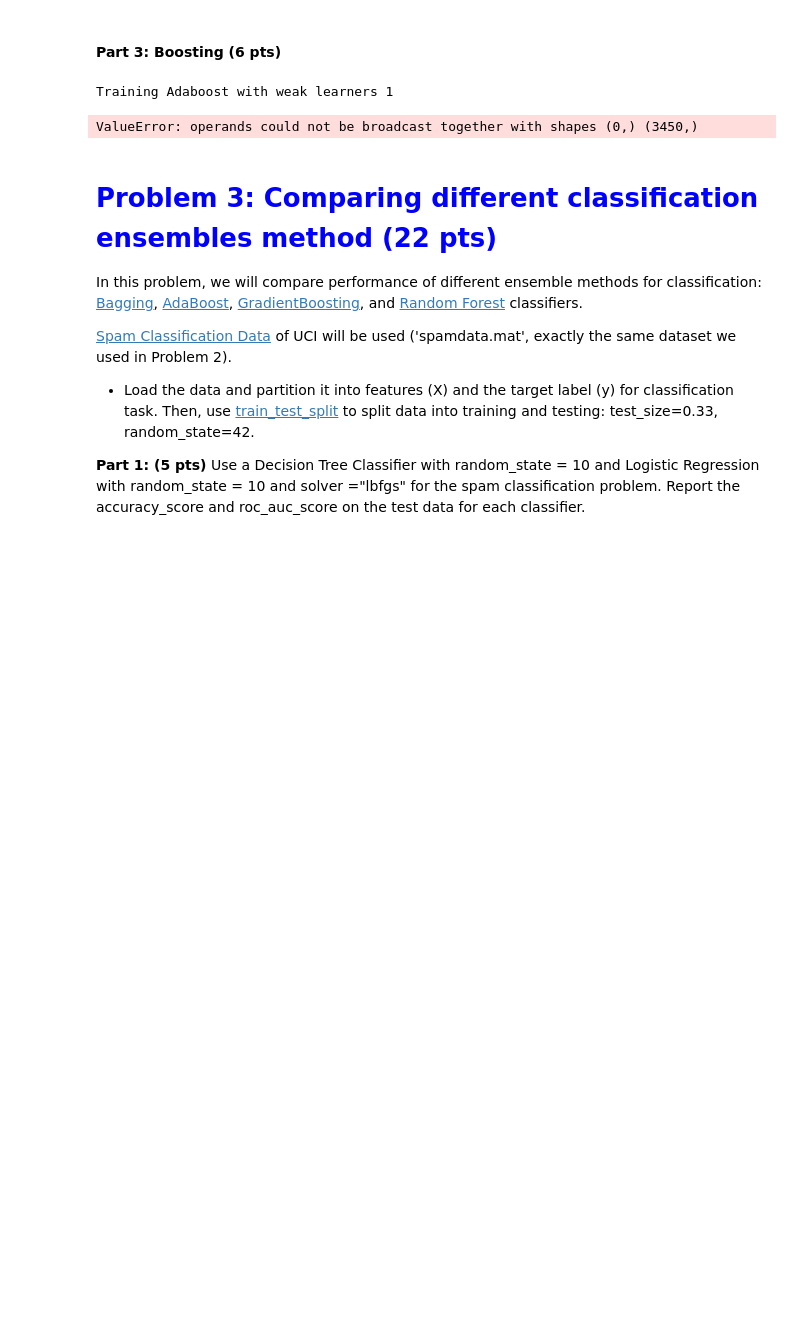
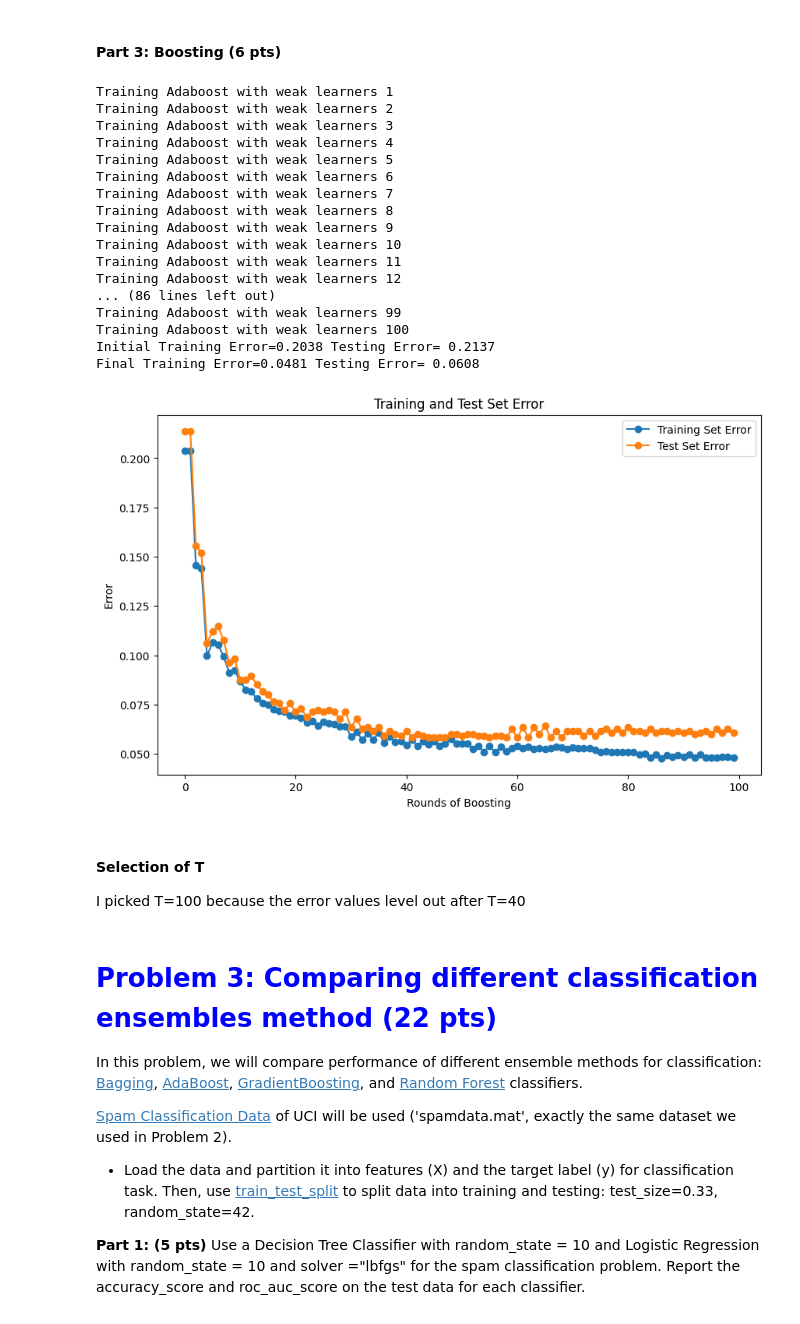
Before and after one commit to jag2k2/ut-stat-ml, a Jupyter notebook: HW3/Homework3Programming.ipynb, the cells around one changed output. Saved outputs shown, nothing was run; the diff lists cells and outputs as text; code cells hidden in the pictures; blank space fills up the shorter version.

Commit message:
adding number 2

```diff
--- a/HW3/Homework3Programming.ipynb
+++ b/HW3/Homework3Programming.ipynb
@@ -389,17 +330,17 @@ class Adaboost:
         return error
 # %% [markdown]
 #### Part 3: Boosting (6 pts)
-# %%
-import random
-import matplotlib.pyplot as plt
-import scipy.io
-
-
-def plot_results(train_error, test_error):
-    """
-    Plot error on the training and test set as a function
-    of the number of rounds of boosting.
-    """
+# %%
+def plot_results(train_error, test_error):
+    x = np.arange(len(train_error))
+    plt.figure(figsize=(10,6))
+    plt.plot(x, train_error, label='Training Set Error', marker='o')
+    plt.plot(x, test_error, label='Test Set Error', marker='o')
+    plt.legend()
+    plt.xlabel('Rounds of Boosting')
+    plt.ylabel('Error')
+    plt.title('Training and Test Set Error')
+    plt.show()
 # %%
 from sklearn.model_selection import train_test_split
 #Read in the dataset
@@ -408,35 +349,54 @@ data = scipy.io.loadmat(dataFile)['spamdata']
 X = data[:,0:57]
 y = data[:,57]
 X_train, X_test, y_train, y_test = train_test_split(X, y, test_size = 0.25, random_state=50)
 
 # normalize data
 X_train = np.log(X_train + 0.1 * np.ones((len(X_train), len(X_train[0]))))
 X_test = np.log(X_test + 0.1 * np.ones((len(X_test), len(X_test[0]))))
 y_train = 2 * y_train - 1
 y_test = 2 * y_test - 1
 
 #Maximum number of weak learners to be used in Adaboost
-max_num_weak_learners = 1000
+max_num_weak_learners = 100
 
 #Train and test error
 train_error = []
 test_error = []
 
 #Training Adaboost with weak learners
 n,d = X_train.shape
 model = Adaboost(n)
 for m in range(1, max_num_weak_learners + 1):
     print("Training Adaboost with weak learners %d" % m)
     model.add_learner(X_train, y_train)
     train_error.append(model.prediction_error(X_train, y_train))
     test_error.append(model.prediction_error(X_test, y_test))
 
 print("Initial Training Error=%.4f Testing Error= %.4f " % (train_error[0], test_error[0]))
 print("Final Training Error=%.4f Testing Error= %.4f " % (train_error[-1], test_error[-1]))
 plot_results(train_error, test_error)
 # %% [output]
 Training Adaboost with weak learners 1
+Training Adaboost with weak learners 2
+Training Adaboost with weak learners 3
+Training Adaboost with weak learners 4
+Training Adaboost with weak learners 5
+Training Adaboost with weak learners 6
+Training Adaboost with weak learners 7
+Training Adaboost with weak learners 8
+Training Adaboost with weak learners 9
+Training Adaboost with weak learners 10
+Training Adaboost with weak learners 11
+Training Adaboost with weak learners 12
+... (86 lines left out)
+Training Adaboost with weak learners 99
+Training Adaboost with weak learners 100
+Initial Training Error=0.2038 Testing Error= 0.2137
+Final Training Error=0.0481 Testing Error= 0.0608
-ValueError: operands could not be broadcast together with shapes (0,) (3450,)
+[figure, added]
+# %% [markdown]
+#### Selection of T
+I picked T=100 because the error values level out after T=40
 # %% [markdown]
 # <font color='blue'> Problem 3: Comparing different classification ensembles method (22 pts) </font>
 
```
Also changed, not shown: parts of 6 cells of this notebook.
